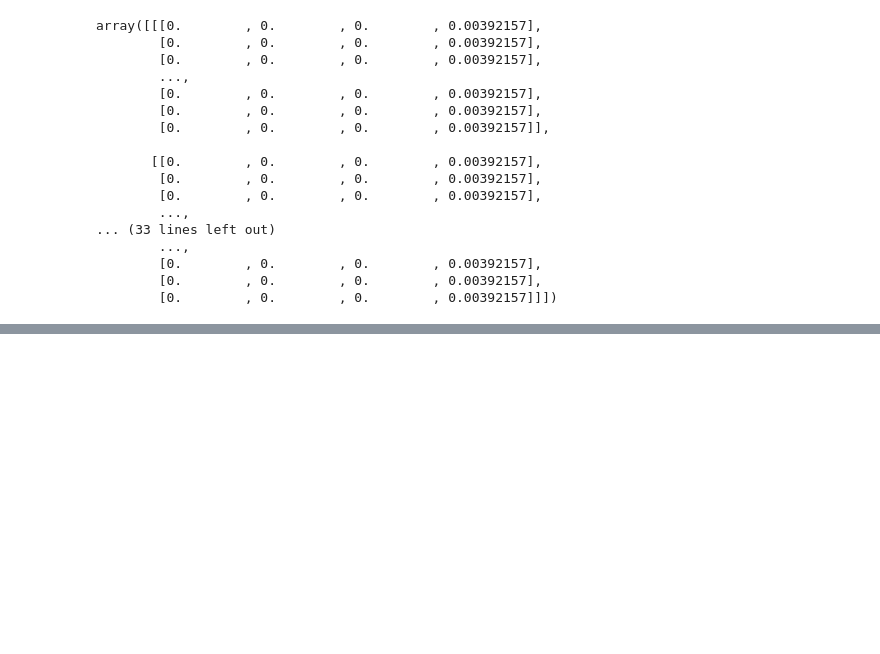
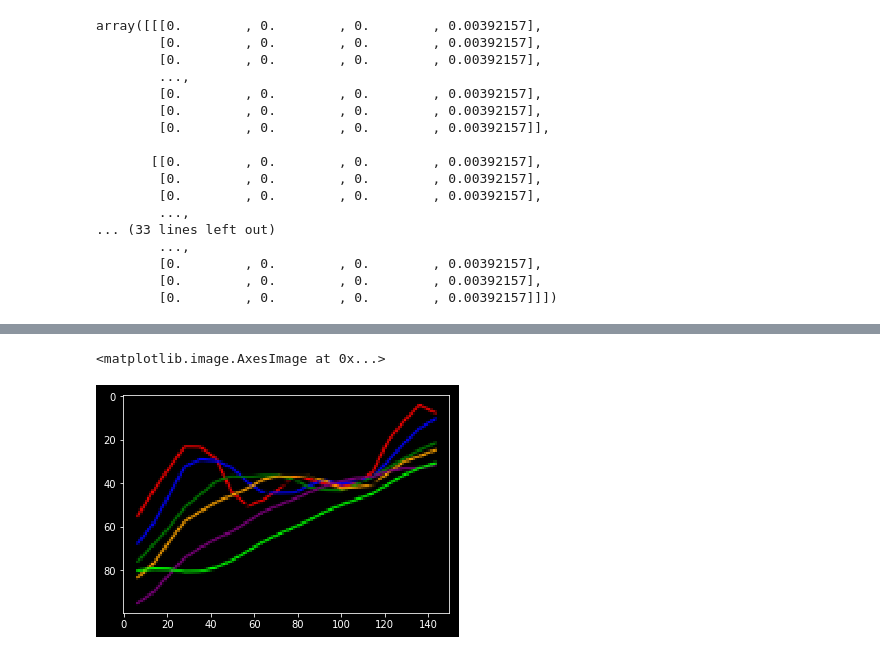
Before and after one commit to ballmdr/Forex-Prediction-Machine_Learning, a Jupyter notebook: Forex_Pytorch_ResNet_+_LSTM.ipynb, the cells around one changed output, grey strips where cells are left out. Cells and saved outputs as stored; diff of their text form; code cells hidden in the pictures; blank space fills up the shorter version.

```diff
--- a/Forex_Pytorch_ResNet_+_LSTM.ipynb
+++ b/Forex_Pytorch_ResNet_+_LSTM.ipynb
@@ -62,6 +65,33 @@ digits = 10000
 ratio = 10
 n_prices = 10000
 K = 3
+# %%
+def getImg(data):
+  plt.style.use('dark_background')
+  fig = plt.figure(frameon=False)
+  fig.set_size_inches(3,2)
+  ax = plt.Axes(fig, [0., 0., 1., 1.])
+  ax.set_axis_off()
+  fig.add_axes(ax)
+
+  plt.plot(data.ma3, color='red')
+  plt.plot(data.ma5, color='blue')
+  plt.plot(data.ma8, color='green')
+  plt.plot(data.ma10, color='orange')
+  plt.plot(data.ma12, color='black')
+  plt.plot(data.ma15, color='purple')
+  plt.plot(data.ma20, color='lime')
+  #plt.plot(_df.open, color='black')
+  # plt.plot(_df.close, color='purple')
+
+  plt.savefig('tmp2.png')
+
+  plt.close()
+
+  img = plt.imread('tmp2.png')
+  img = resize(img, (100,150))
+
+  return img
 # %%
 def dfProcess(df):
 # Short-Term
@@ -74,7 +104,7 @@ def dfProcess(df):
   df['ma10'] = np.round(df.close.rolling(10).mean(), 5)
   df['ma12'] = np.round(df.close.rolling(12).mean(), 5)
   df['ma15'] = np.round(df.close.rolling(15).mean(), 5)
-  #df['ma20'] = np.round(df.close.rolling(20).mean(), 5)
+  df['ma20'] = np.round(df.close.rolling(20).mean(), 5)
   #df['ma7_shift3'] = df.ma7.shift(-3)
   #df['ma10_shift3'] = df.ma10.shift(-3)
   #df['close_shift3'] = df.close.shift(-3)
@@ -120,7 +150,7 @@ def dfProcess(df):
 
 
 def getXY(df, windows):
-
+  print(windows)
   X = []
   Y = []
   for i in range(len(df)-(windows+1)):
@@ -138,6 +168,7 @@ def getXY(df, windows):
     plt.plot(_df.ma10, color='orange')
     plt.plot(_df.ma12, color='black')
     plt.plot(_df.ma15, color='purple')
+    plt.plot(_df.ma20, color='lime')
     #plt.plot(_df.open, color='black')
    # plt.plot(_df.close, color='purple')
 
@@ -855,0 +597,5 @@ plt.show()
+# %%
+plt.imshow(test_img)
+# %% [output]
+<matplotlib.image.AxesImage at 0x...>
+[figure, added]
```
Also changed, not shown: parts of 35 cells of this notebook.
